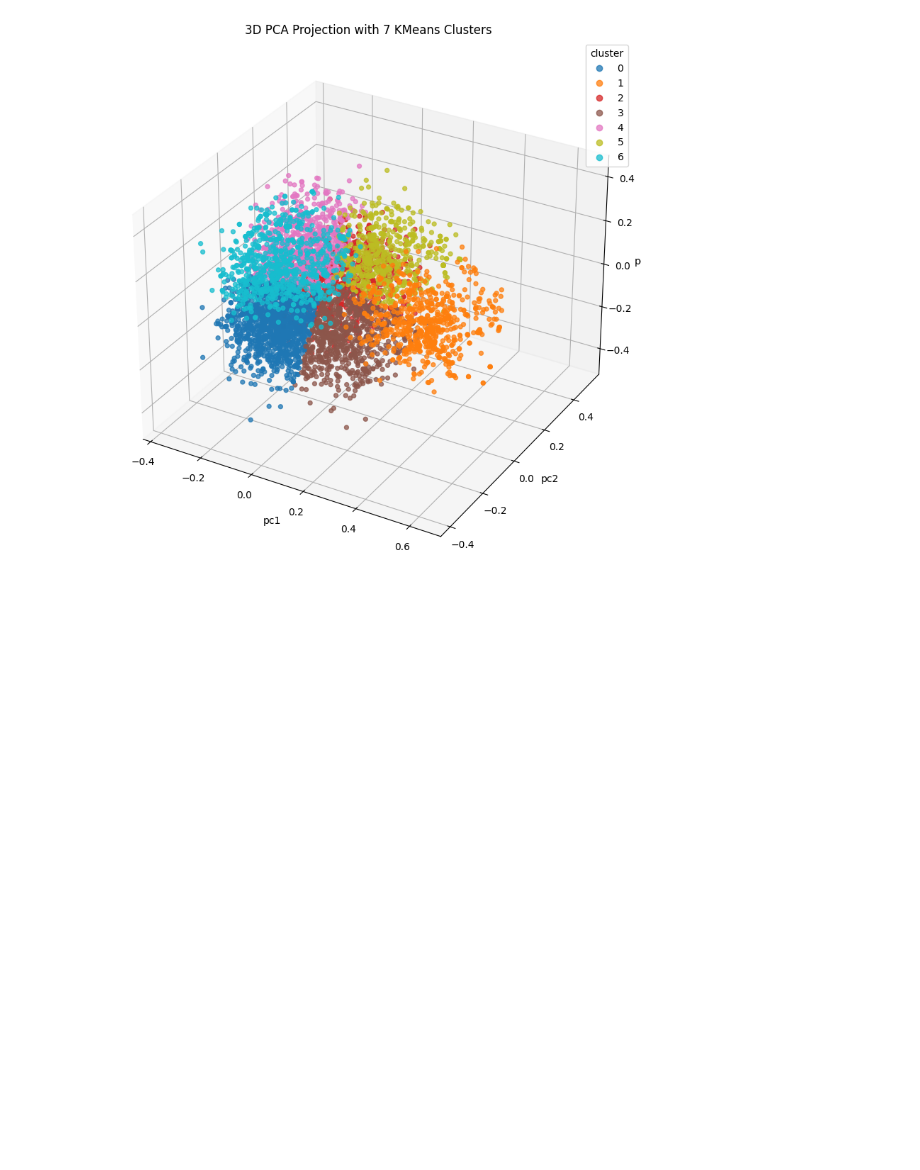
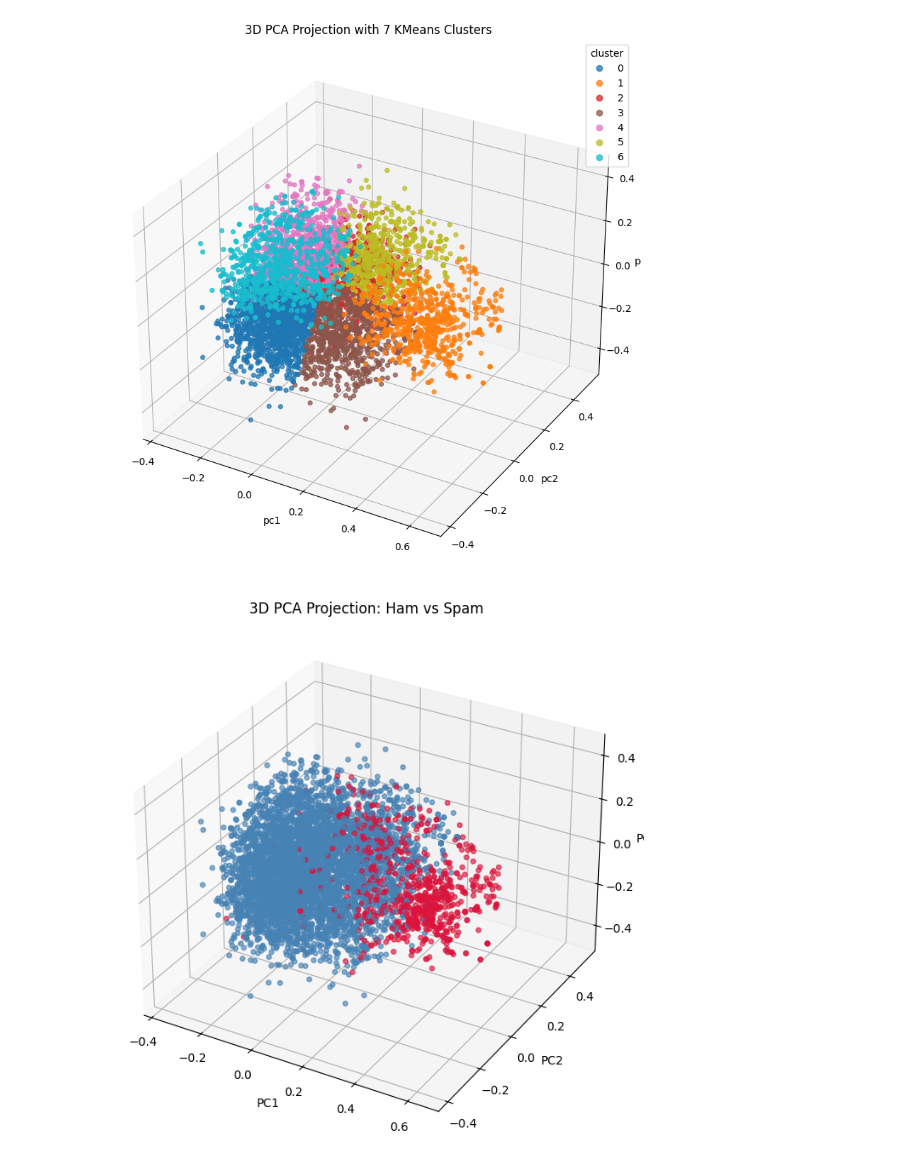
Before and after one commit to SergejSchweizer/sms-spam-classifier, a Jupyter notebook: notebooks/sms_spam_semantic_embedding_clustering.ipynb, the cells around one changed output. Cells and saved outputs as stored; diff of their text form; code cells hidden in the pictures; blank space fills up the shorter version.

```diff
--- a/notebooks/sms_spam_semantic_embedding_clustering.ipynb
+++ b/notebooks/sms_spam_semantic_embedding_clustering.ipynb
@@ -179,3 +184,15 @@ We project the embedding space into three dimensions to make the semantic struct
 fig = plot_kmeans_clusters_3d(X, df, n_clusters=7)
 # %% [output]
 [figure]
+# %%
+fig, ax = plot_embeddings_3d_by_label(
+    df,
+    embedding_col="embedding",
+    label_col="label",
+    spam_color="crimson",
+    ham_color="steelblue",
+    point_size=16,
+    alpha=0.65,
+)
+# %% [output]
+[figure, added]
```
Also changed, not shown: parts of 6 cells of this notebook, 3 other files.
